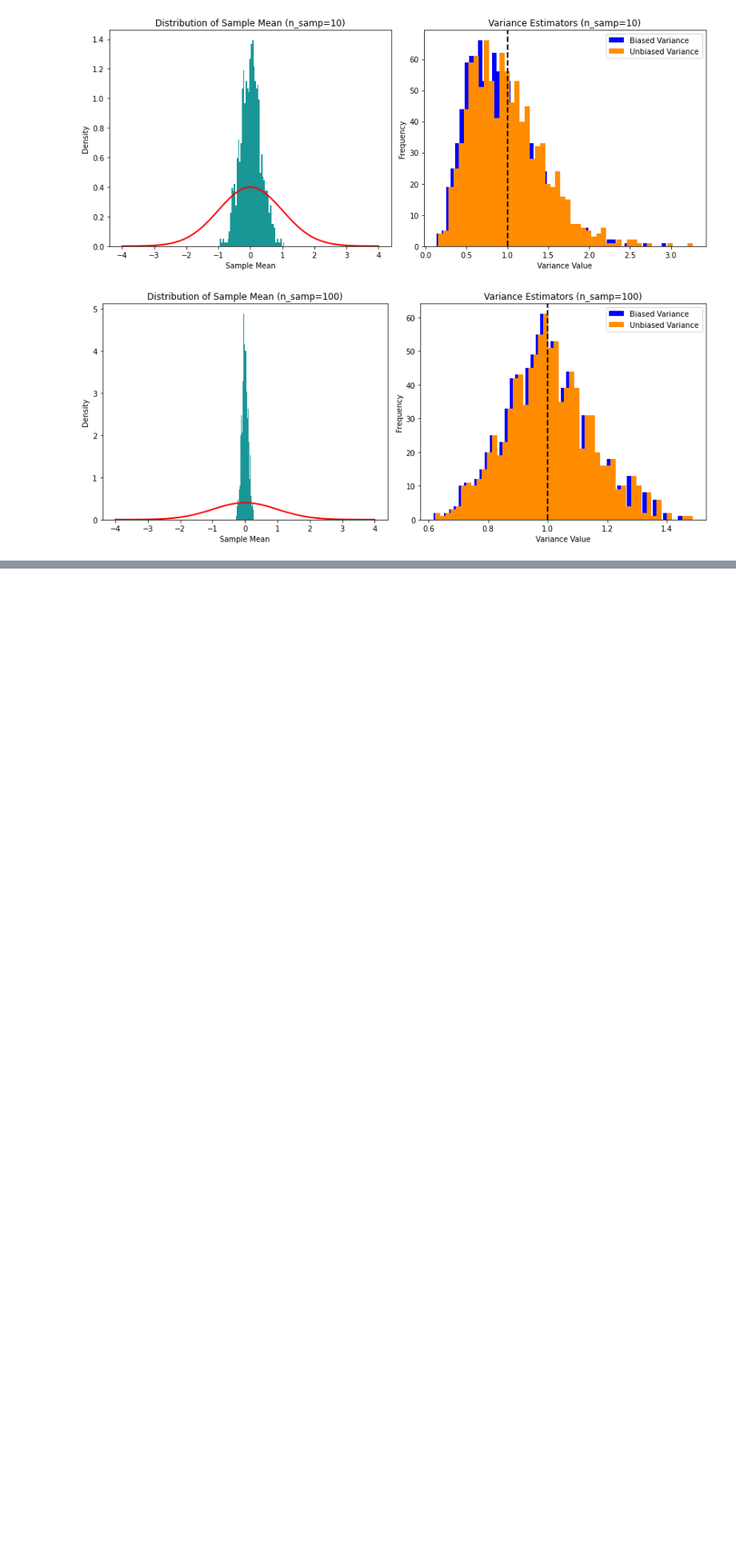
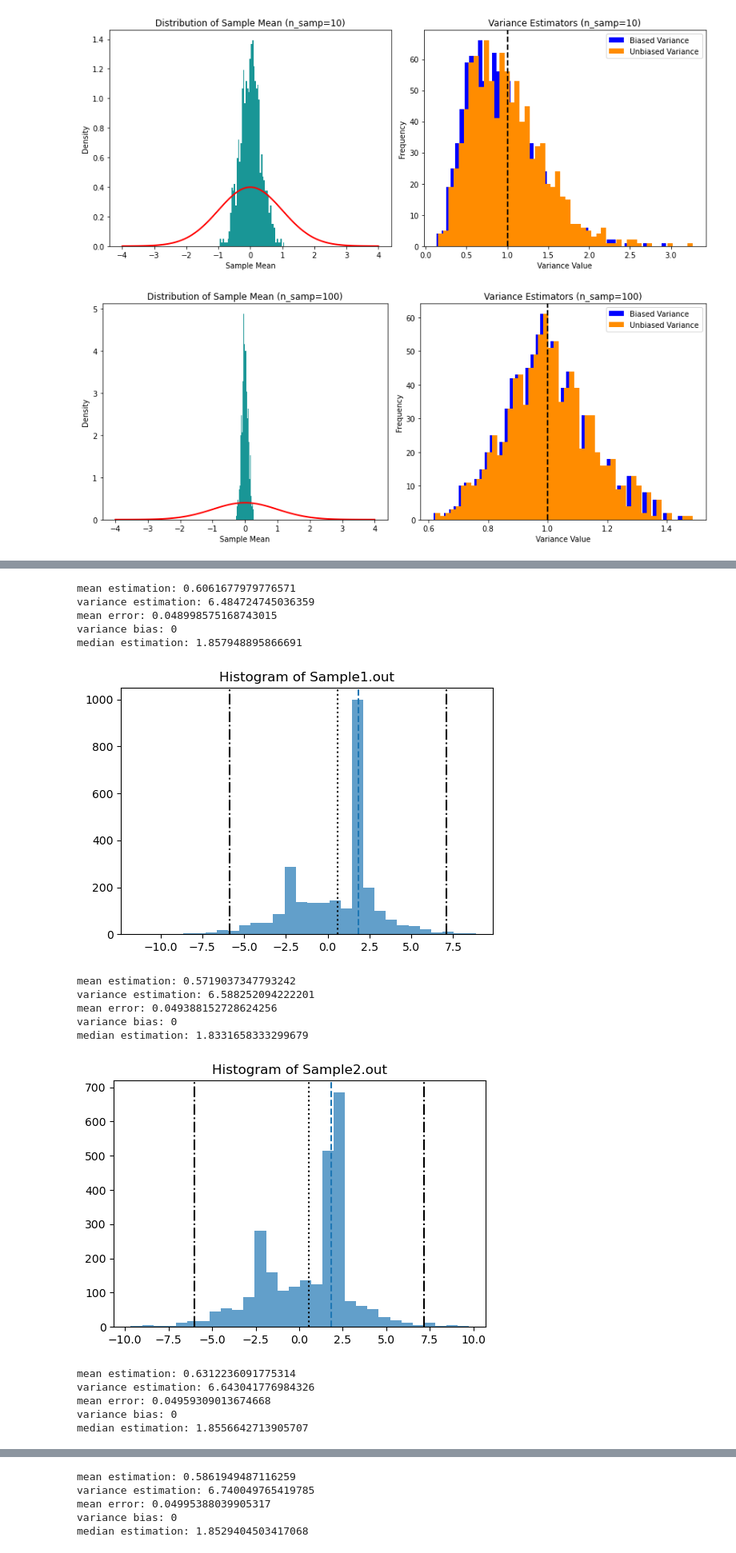
Before and after one commit to dianalopez507/master-bonn-stat-methods, a Jupyter notebook: Ex.3/Final/G08_P03_Majoch_Lopez_Rutul_Zhao.ipynb, the cells around one changed output, grey strips where cells are left out. Shown: that part at 80% size. Drawn from its saved outputs; the diff is of its cells as text; code cells hidden in the pictures; blank space fills up the shorter version.

```diff
--- a/Ex.3/Final/G08_P03_Majoch_Lopez_Rutul_Zhao.ipynb
+++ b/Ex.3/Final/G08_P03_Majoch_Lopez_Rutul_Zhao.ipynb
@@ -123,0 +215,40 @@ analyze_distribution_and_bias(1000, [10, 100])
+# %%
+# read all sample.out files
+sample_list = ['sample1', 'sample2', 'sample3', 'sample4', 'sample5', 'sample6', 'sample7', 'sample8', 'sample9', 'sample10']
+for i in np.arange(10):
+    sample_list[i] = np.loadtxt('data/sample'+str(i+1)+'.out')
+# %%
+for i in np.arange(0, 10, 1):
+    sp_analysis = Sample_analysis(sample_list[i], 'variance_2')
+    print('mean estimation:', sp_analysis.mean_est)
+    print('variance estimation:', sp_analysis.variance_est)
+    print('mean error:', sp_analysis.mean_error)
+    print('variance bias:', sp_analysis.variance_bias)
+    print('median estimation:', np.nanmedian(sample_list[i]))
+
+    plt.figure(figsize=(6,4))
+    plt.hist(sample_list[i], bins = 30, alpha=0.7)
+    plt.axvline(x=np.nanmedian(sample_list[i]), linestyle='--')
+    plt.axvline(x=sp_analysis.mean_est, linestyle='dotted', color='k')
+    plt.axvline(x=sp_analysis.mean_est-sp_analysis.variance_est, linestyle='-.', color='k')
+    plt.axvline(x=sp_analysis.mean_est+sp_analysis.variance_est, linestyle='-.', color='k')
+    plt.title('Histogram of Sample'+str(i+1)+'.out')
+    plt.show()
+# %% [output]
+mean estimation: 0.6061677979776571
+variance estimation: 6.484724745036359
+mean error: 0.048998575168743015
+variance bias: 0
+median estimation: 1.857948895866691
+[figure, added]
+mean estimation: 0.5719037347793242
+variance estimation: 6.588252094222201
+mean error: 0.049388152728624256
+variance bias: 0
+median estimation: 1.8331658333299679
+[figure, added]
+mean estimation: 0.6312236091775314
+variance estimation: 6.643041776984326
+mean error: 0.04959309013674668
+variance bias: 0
+median estimation: 1.8556642713905707
@@ -123,0 +256,5 @@ analyze_distribution_and_bias(1000, [10, 100])
+mean estimation: 0.5861949487116259
+variance estimation: 6.740049765419785
+mean error: 0.04995388039905317
+variance bias: 0
+median estimation: 1.8529404503417068
```
Also changed, not shown: parts of 22 cells of this notebook, 11 other files.
